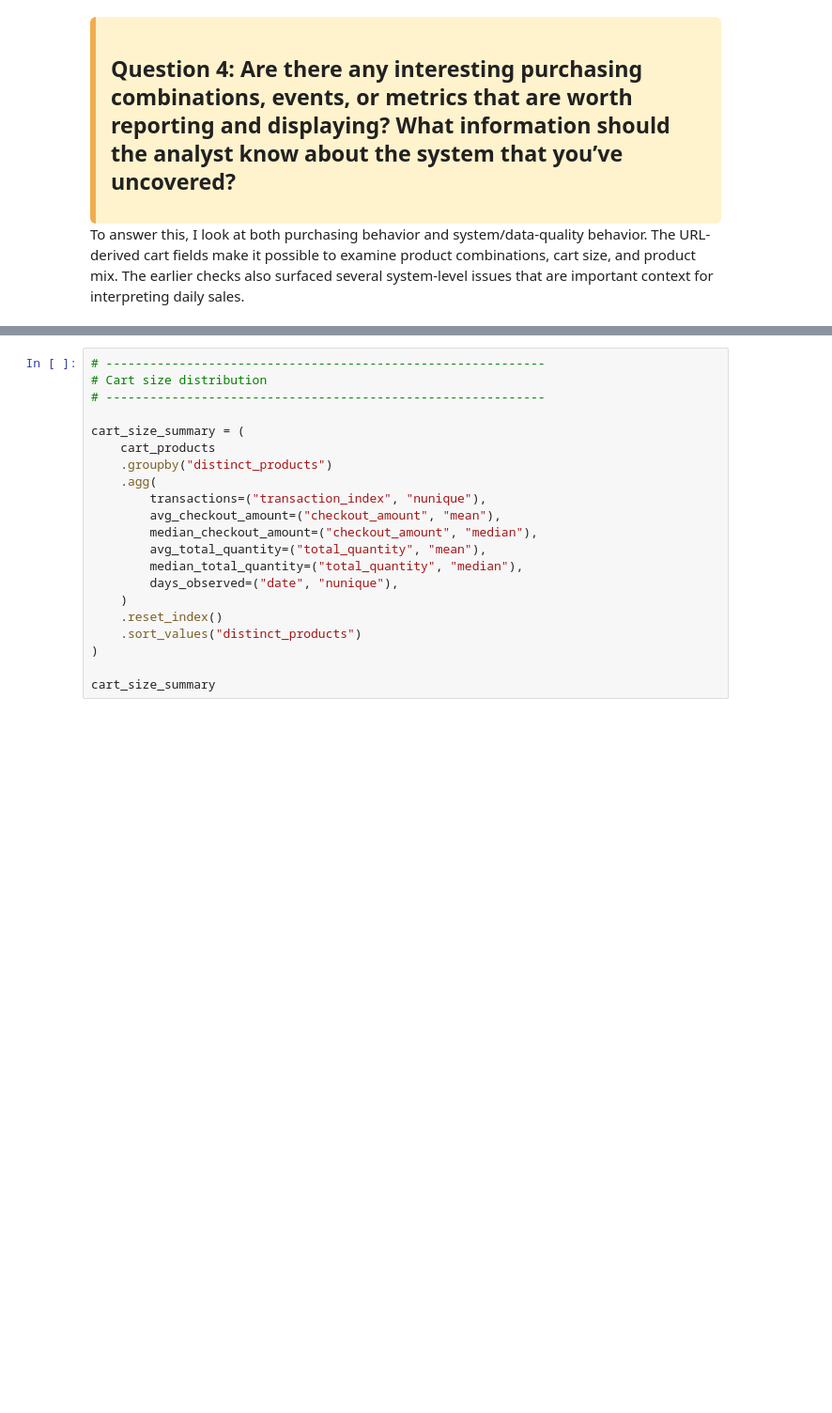
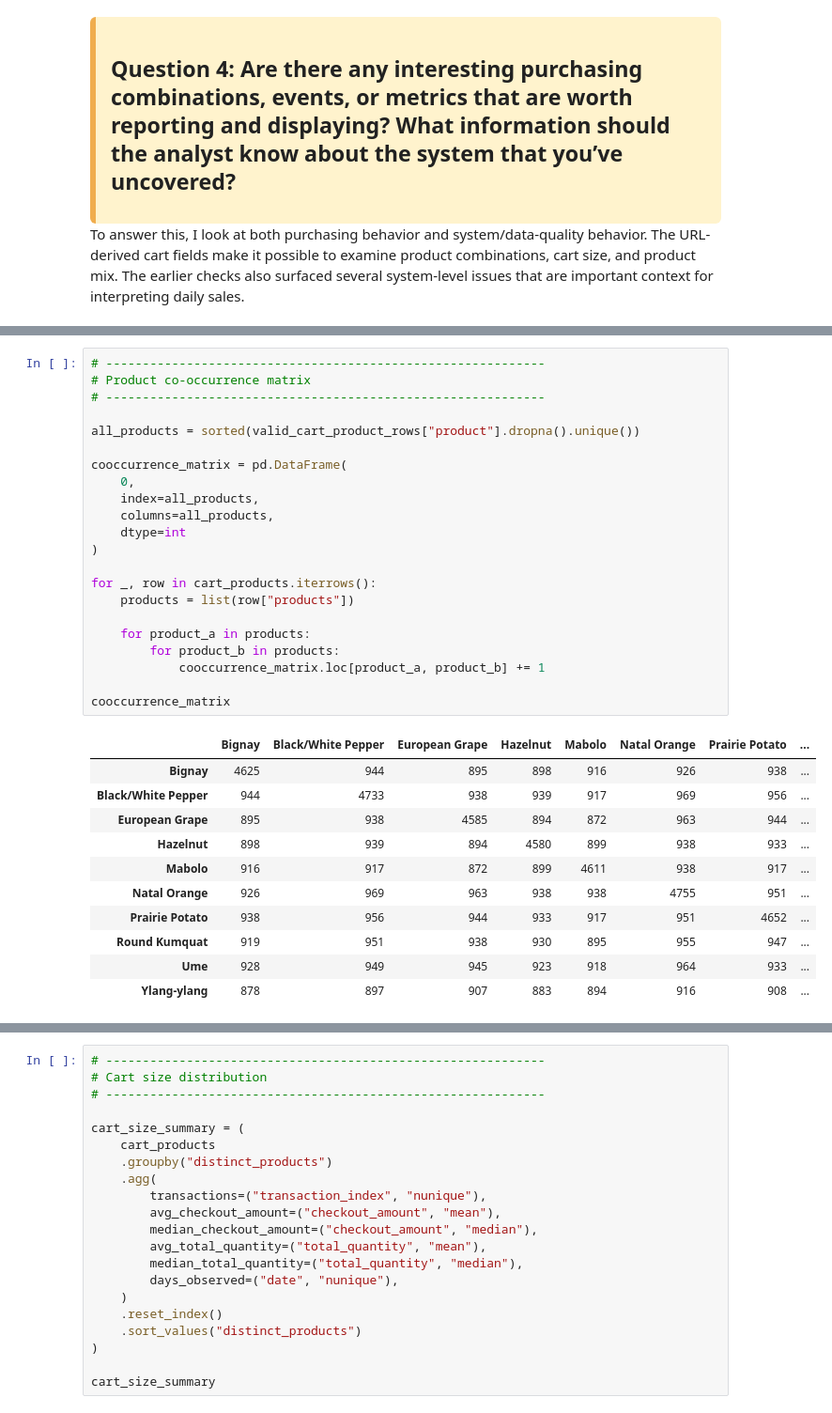
Before and after one commit to melissadale/postie-data-science-presentation, a Jupyter notebook: notebooks/Analysis.ipynb, the cells around one changed output, grey strips where cells are left out. Shown at 94% size. Cells and saved outputs as stored; diff of their text form; blank space fills up the shorter version.

```diff
--- a/notebooks/Analysis.ipynb
+++ b/notebooks/Analysis.ipynb
@@ -1076,0 +1335,34 @@ This is not the main explanation for the July 3 sales discrepancy, but it is use
+# %%
+# ------------------------------------------------------------
+# Product co-occurrence matrix
+# ------------------------------------------------------------
+
+all_products = sorted(valid_cart_product_rows["product"].dropna().unique())
+
+cooccurrence_matrix = pd.DataFrame(
+    0,
+    index=all_products,
+    columns=all_products,
+    dtype=int
+)
+
+for _, row in cart_products.iterrows():
+    products = list(row["products"])
+
+    for product_a in products:
+        for product_b in products:
+            cooccurrence_matrix.loc[product_a, product_b] += 1
+
+cooccurrence_matrix
+# %% [output]
+|  | Bignay | Black/White Pepper | European Grape | Hazelnut | Mabolo | Natal Orange | Prairie Potato | ... |
+| Bignay | 4625 | 944 | 895 | 898 | 916 | 926 | 938 | ... |
+| Black/White Pepper | 944 | 4733 | 938 | 939 | 917 | 969 | 956 | ... |
+| European Grape | 895 | 938 | 4585 | 894 | 872 | 963 | 944 | ... |
+| Hazelnut | 898 | 939 | 894 | 4580 | 899 | 938 | 933 | ... |
+| Mabolo | 916 | 917 | 872 | 899 | 4611 | 938 | 917 | ... |
+| Natal Orange | 926 | 969 | 963 | 938 | 938 | 4755 | 951 | ... |
+| Prairie Potato | 938 | 956 | 944 | 933 | 917 | 951 | 4652 | ... |
+| Round Kumquat | 919 | 951 | 938 | 930 | 895 | 955 | 947 | ... |
+| Ume | 928 | 949 | 945 | 923 | 918 | 964 | 933 | ... |
+| Ylang-ylang | 878 | 897 | 907 | 883 | 894 | 916 | 908 | ... |
```
Also changed, not shown: parts of 19 cells of this notebook, 2 other files.
